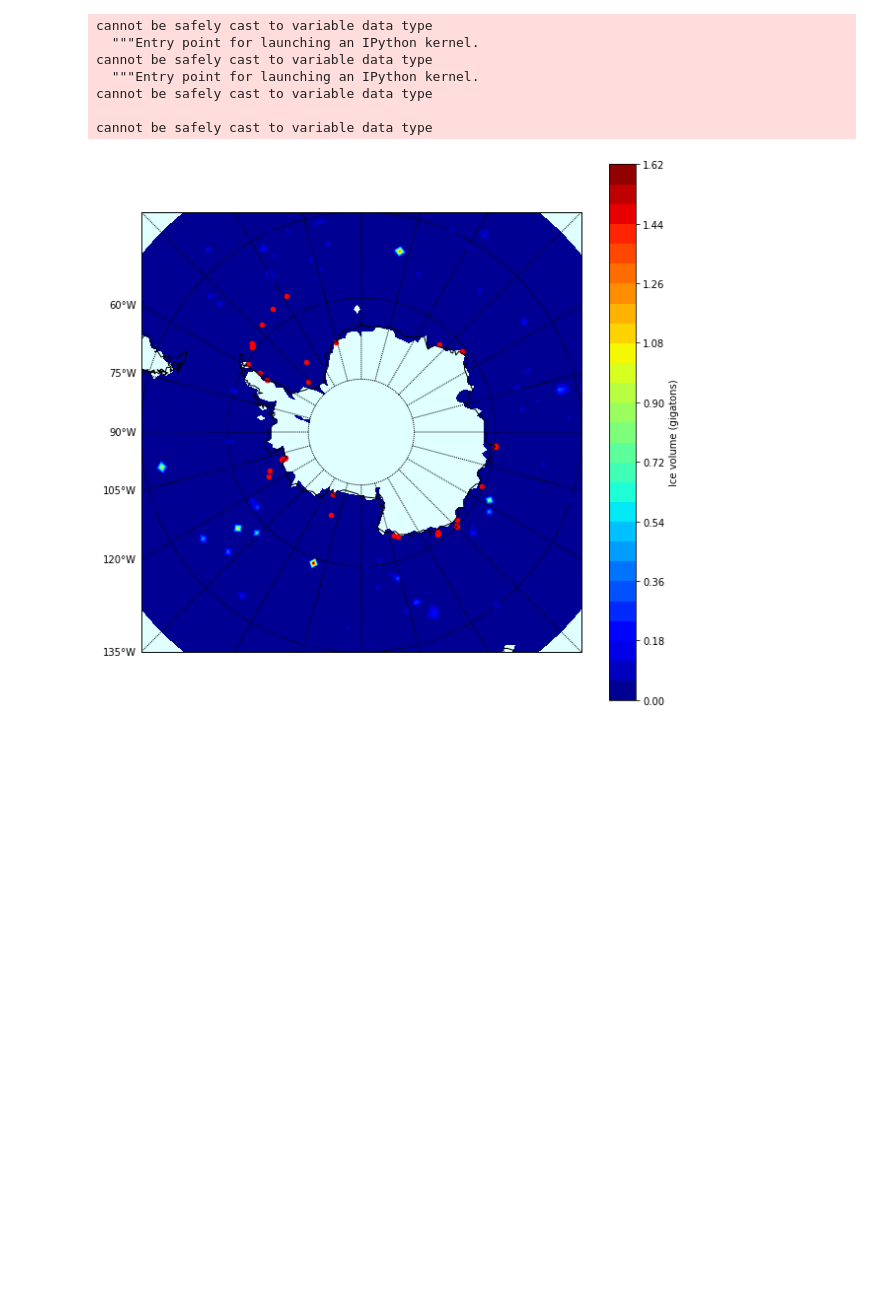
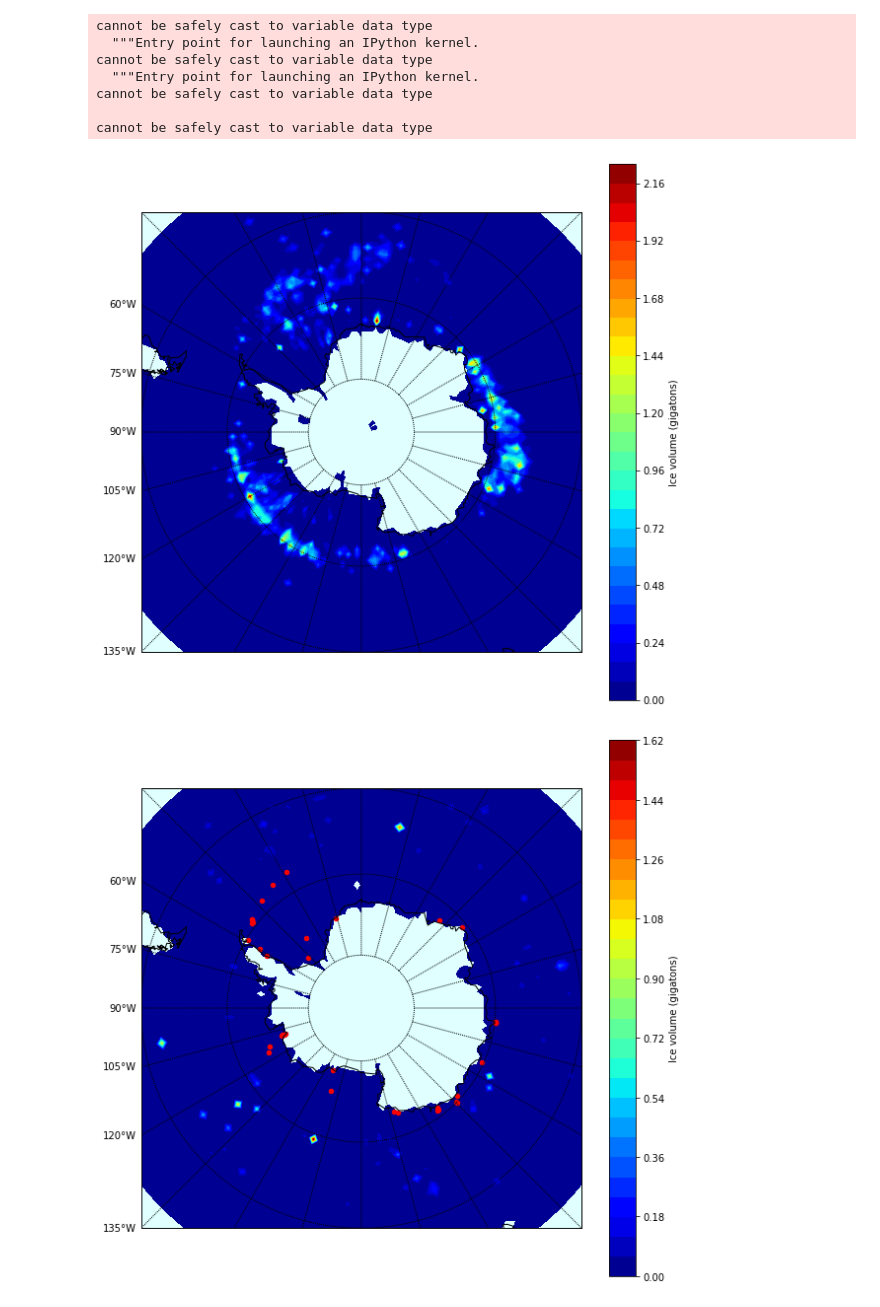
Before and after one commit to codeybear/Icebergs, a Jupyter notebook: ALTIBERG.ipynb, the cells around one changed output. Saved outputs shown, nothing was run; the diff lists cells and outputs as text; code cells hidden in the pictures; blank space fills up the shorter version.

```diff
--- a/ALTIBERG.ipynb
+++ b/ALTIBERG.ipynb
@@ -56,7 +56,7 @@ A lot of the data is nan.
 # %%
 # Get a single months worth of ice data
 print(ice_area[:,:,:].data.shape)
-ice2d = ice_area[5,:,:].data
+ice2d = ice_area[0,:,:].data
 ice2d = np.swapaxes(ice2d, 0, 1)
 print(ice2d.shape)
 #ice2d
@@ -160,6 +160,10 @@ def showMap(ice2d, dfCurrent=None):
     plt.show()
 # %%
 dfCurrent = pd.read_csv('CurrentIcebergs.csv')
+# %%
+showMap(ice2d)
+# %% [output]
+[figure, added]
 # %%
 showMap(ice2d, dfCurrent)
 # %% [output]
```
Also changed, not shown: 4 other files.
